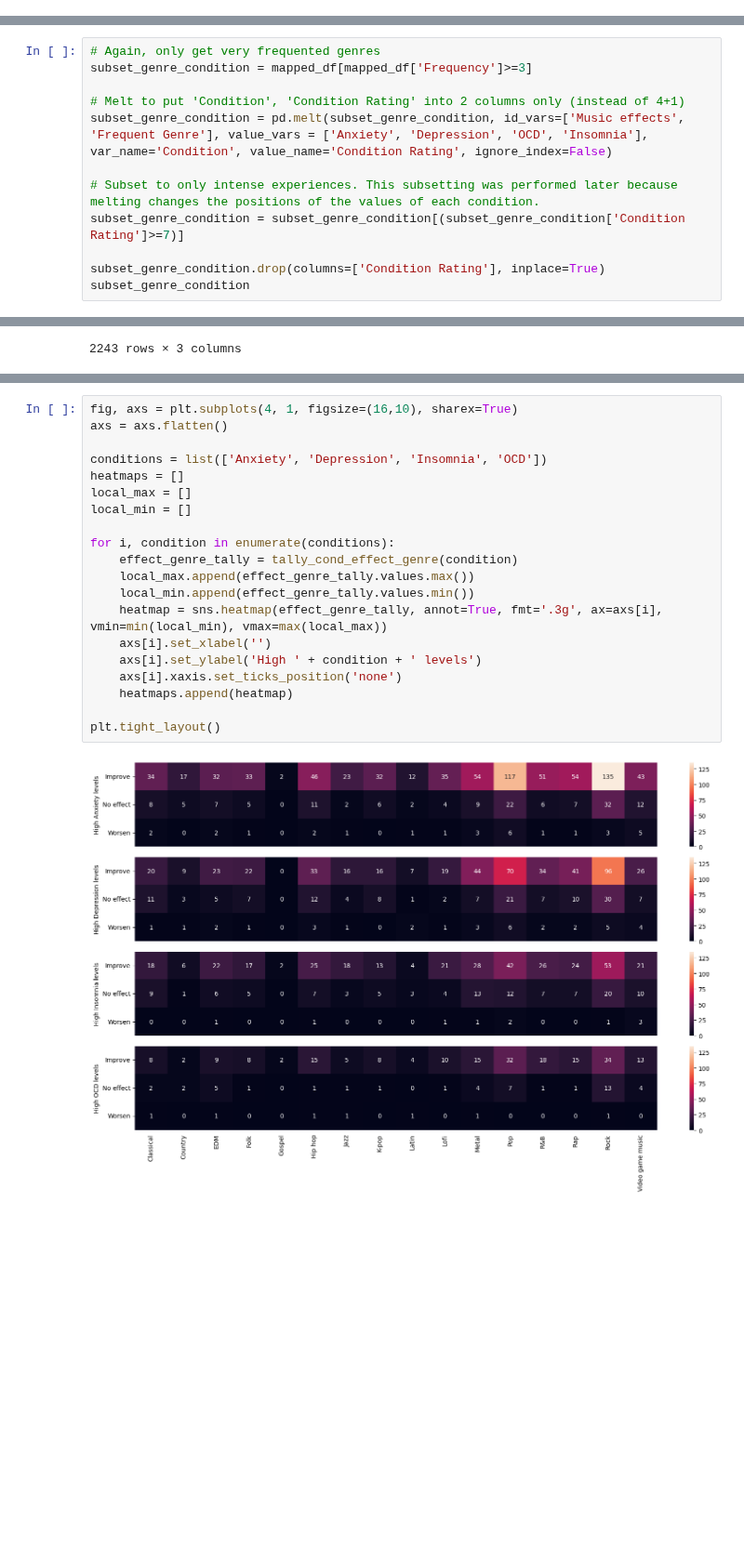
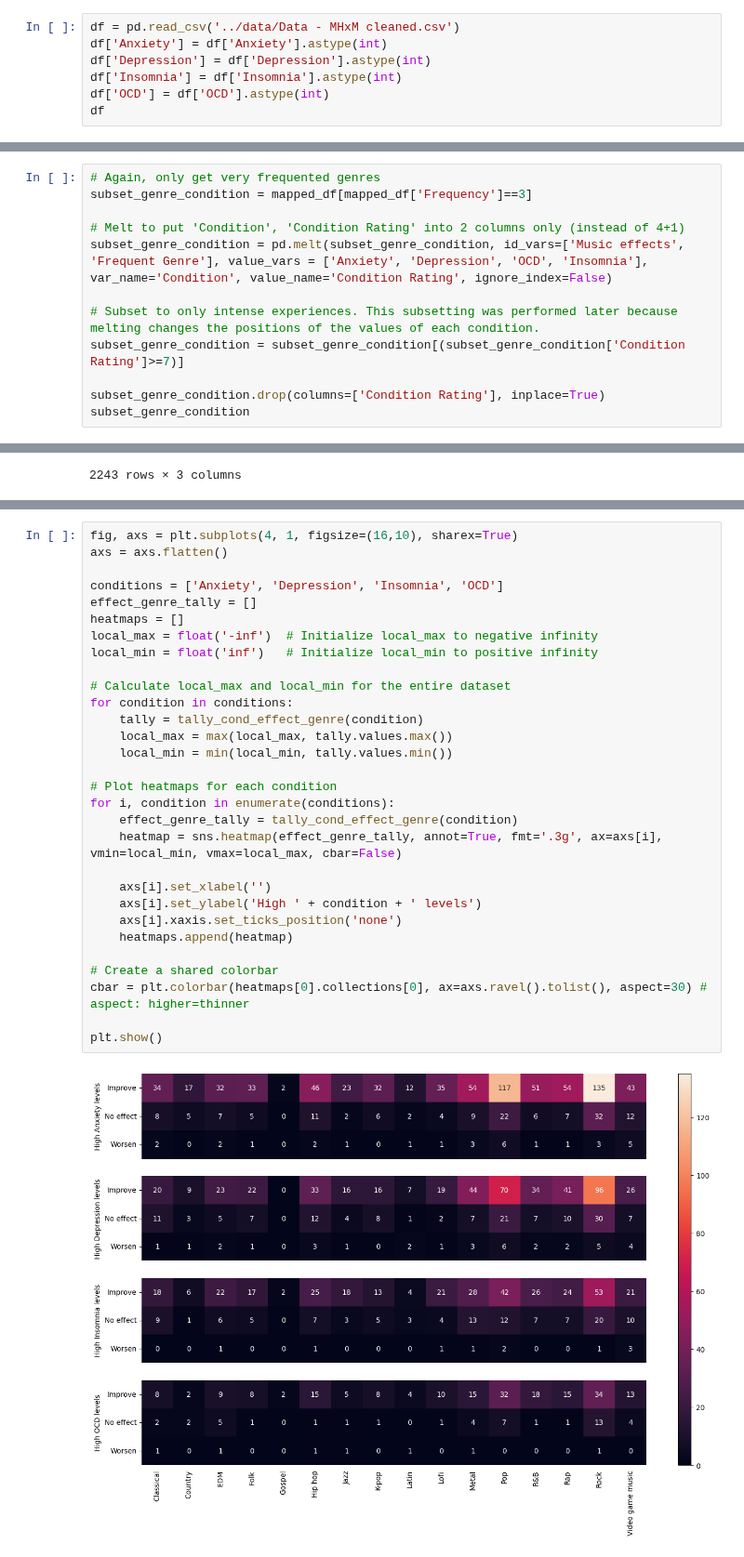
Before and after one commit to mlcuadra1/Mental-Health-x-Music-EDA, a Jupyter notebook: notebooks/Script 2 - EDA.ipynb, the cells around one changed output, grey strips where cells are left out. Shown at 93% size. Drawn from its saved outputs; the diff is of its cells as text; blank space fills up the shorter version.

```diff
--- a/notebooks/Script 2 - EDA.ipynb
+++ b/notebooks/Script 2 - EDA.ipynb
@@ -32,0 +16,7 @@ df
+# %%
+df = pd.read_csv('../data/Data - MHxM cleaned.csv')
+df['Anxiety'] = df['Anxiety'].astype(int)
+df['Depression'] = df['Depression'].astype(int)
+df['Insomnia'] = df['Insomnia'].astype(int)
+df['OCD'] = df['OCD'].astype(int)
+df
@@ -422,6 +398,6 @@ Text(0.5, 1.0, 'Music Influence on Genre Enthusiasts with High OCD Levels')
 # %%
 # Again, only get very frequented genres
-subset_genre_condition = mapped_df[mapped_df['Frequency']>=3]
+subset_genre_condition = mapped_df[mapped_df['Frequency']==3]
 
 # Melt to put 'Condition', 'Condition Rating' into 2 columns only (instead of 4+1)
 subset_genre_condition = pd.melt(subset_genre_condition, id_vars=['Music effects', 'Frequent Genre'], value_vars = ['Anxiety', 'Depression', 'OCD', 'Insomnia'], var_name='Condition', value_name='Condition Rating', ignore_index=False)
@@ -482,22 +458,32 @@ def tally_cond_effect_genre(condition):
 # %%
 fig, axs = plt.subplots(4, 1, figsize=(16,10), sharex=True)
 axs = axs.flatten()
 
-conditions = list(['Anxiety', 'Depression', 'Insomnia', 'OCD'])
+conditions = ['Anxiety', 'Depression', 'Insomnia', 'OCD']
+effect_genre_tally = []
 heatmaps = []
-local_max = []
-local_min = []
+local_max = float('-inf')  # Initialize local_max to negative infinity
+local_min = float('inf')   # Initialize local_min to positive infinity
 
+# Calculate local_max and local_min for the entire dataset
+for condition in conditions:
+    tally = tally_cond_effect_genre(condition)
+    local_max = max(local_max, tally.values.max())
+    local_min = min(local_min, tally.values.min())
+
+# Plot heatmaps for each condition
 for i, condition in enumerate(conditions):
     effect_genre_tally = tally_cond_effect_genre(condition)
-    local_max.append(effect_genre_tally.values.max())
-    local_min.append(effect_genre_tally.values.min())
-    heatmap = sns.heatmap(effect_genre_tally, annot=True, fmt='.3g', ax=axs[i], vmin=min(local_min), vmax=max(local_max))
+    heatmap = sns.heatmap(effect_genre_tally, annot=True, fmt='.3g', ax=axs[i], vmin=local_min, vmax=local_max, cbar=False)
+
     axs[i].set_xlabel('')
     axs[i].set_ylabel('High ' + condition + ' levels')
     axs[i].xaxis.set_ticks_position('none')
     heatmaps.append(heatmap)
 
-plt.tight_layout()
+# Create a shared colorbar
+cbar = plt.colorbar(heatmaps[0].collections[0], ax=axs.ravel().tolist(), aspect=30) # aspect: higher=thinner
+
+plt.show()
 # %% [output]
-[figure, old version]
+[figure, new version]
```
Also changed, not shown: parts of 14 cells of this notebook.
